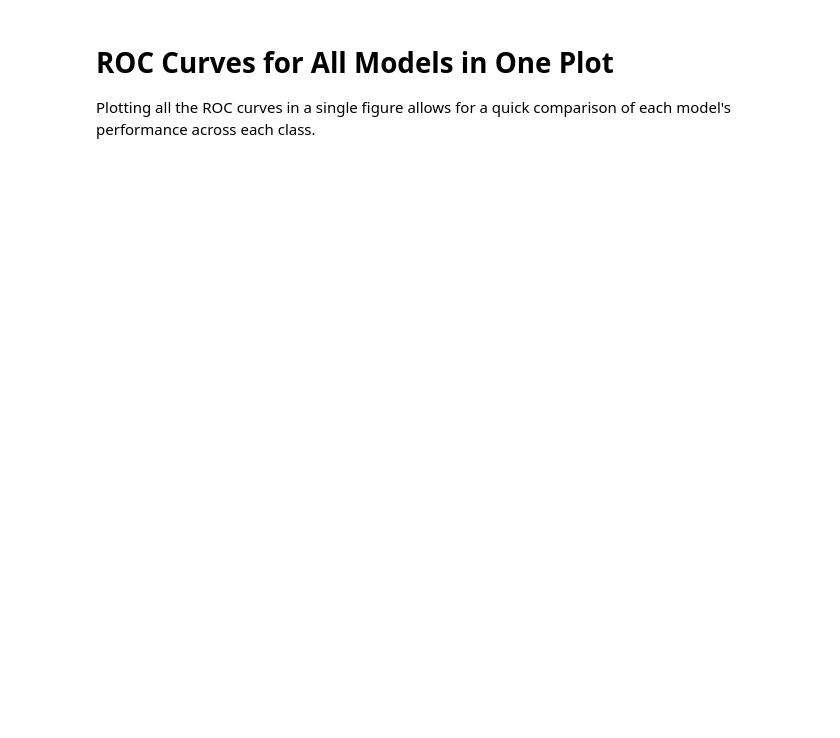
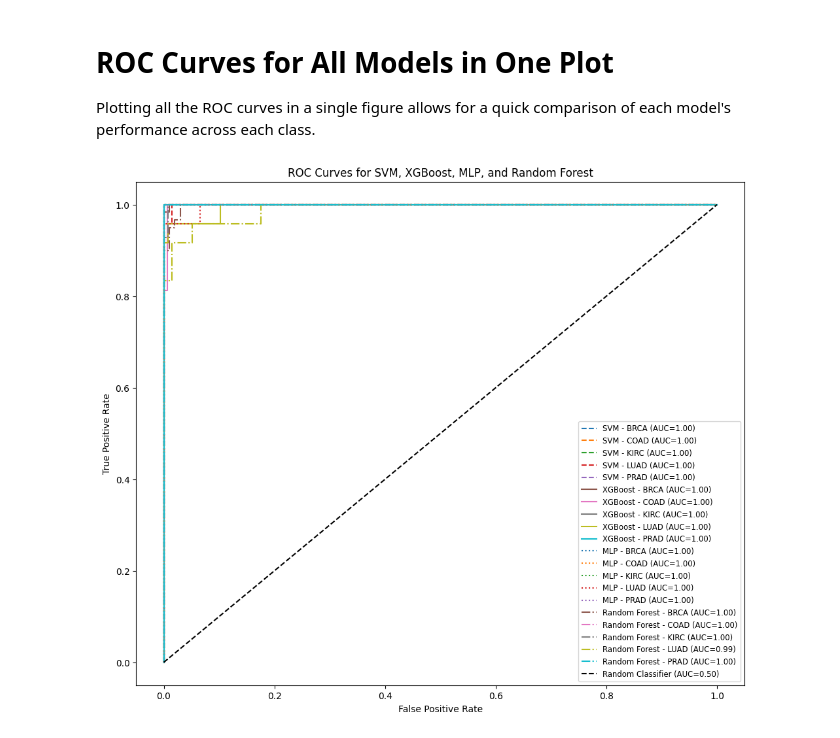
Before and after one commit to albertegi/Multiclass-Cancer-Classification-Using-Gene-Expression-Data, a Jupyter notebook: Multiclass-Cancer-Classification-Using-Gene-Expression-Data/Multiclass-Cancer-Classification-Using-Gene-Expression-Data.ipynb, the cells around one changed output. Drawn from its saved outputs; the diff is of its cells as text; code cells hidden in the pictures; blank space fills up the shorter version.

```diff
--- a/Multiclass-Cancer-Classification-Using-Gene-Expression-Data/Multiclass-Cancer-Classification-Using-Gene-Expression-Data.ipynb
+++ b/Multiclass-Cancer-Classification-Using-Gene-Expression-Data/Multiclass-Cancer-Classification-Using-Gene-Expression-Data.ipynb
@@ -570,31 +652,33 @@ for i, label in enumerate(labels):
     fpr, tpr, _ = roc_curve(y_test_binarized[:, i], y_prob_svm[:, i])
     roc_auc = auc(fpr, tpr)
     plt.plot(fpr, tpr, linestyle='--', label=f"SVM - {label} (AUC={roc_auc:.2f})")
 
 # Plot ROC curves for XGBoost
 for i, label in enumerate(labels):
     fpr, tpr, _ = roc_curve(y_test_binarized[:, i], y_prob_xgb[:, i])
     roc_auc = auc(fpr, tpr)
     plt.plot(fpr, tpr, linestyle='-', label=f"XGBoost - {label} (AUC={roc_auc:.2f})")
 
 # Plot ROC curves for MLP
 for i, label in enumerate(labels):
     fpr, tpr, _ = roc_curve(y_test_binarized[:, i], y_prob_mlp[:, i])
     roc_auc = auc(fpr, tpr)
     plt.plot(fpr, tpr, linestyle=':', label=f"MLP - {label} (AUC={roc_auc:.2f})")
 
 # Plot ROC curves for Random Forest
 for i, label in enumerate(labels):
-    fpr, tpr, _ = roc_curve(y_test_binarized[:, i], y_prob_rf[:, i])
+    fpr, tpr, _ = roc_curve(y_test_binarized[:, i], pred_prob[:, i])
     roc_auc = auc(fpr, tpr)
     plt.plot(fpr, tpr, linestyle='-.', label=f"Random Forest - {label} (AUC={roc_auc:.2f})")
 
 # Plot baseline
 plt.plot([0, 1], [0, 1], 'k--', label="Random Classifier (AUC=0.50)")
 
 # Set up plot aesthetics
 plt.title("ROC Curves for SVM, XGBoost, MLP, and Random Forest")
 plt.xlabel("False Positive Rate")
 plt.ylabel("True Positive Rate")
 plt.legend(loc="lower right", fontsize="small")
 plt.show()
+# %% [output]
+[figure, added]
```
Also changed, not shown: parts of 8 cells of this notebook, 3 other files.
